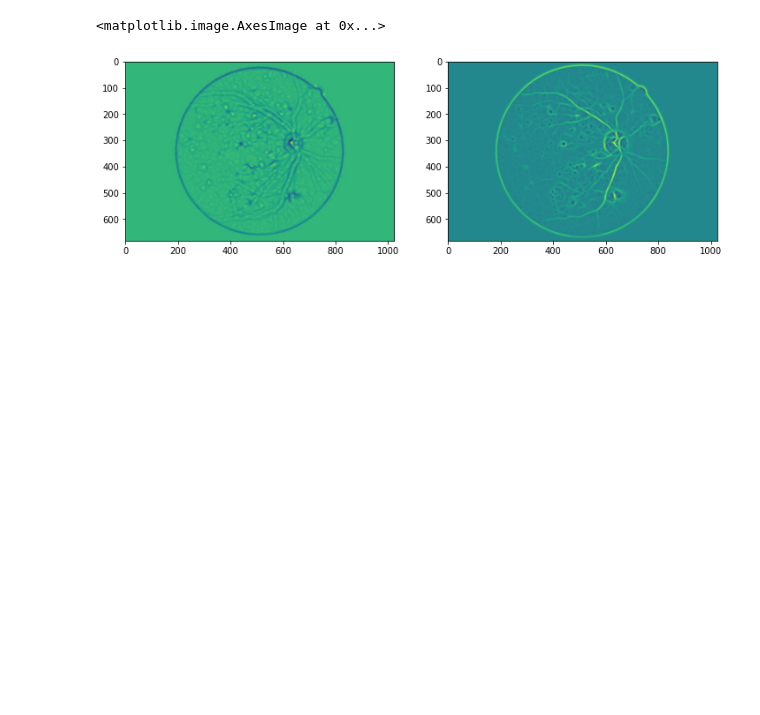
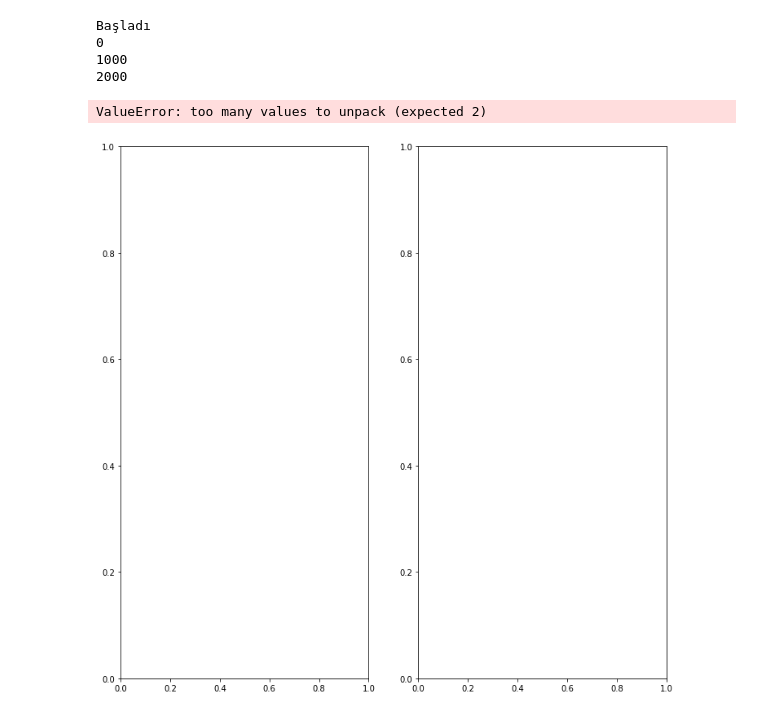
Before and after one commit to mozancetin/Diabetic-Retinopathy, a Jupyter notebook: main.ipynb, the cells around one changed output. Saved outputs shown, nothing was run; the diff lists cells and outputs as text; code cells hidden in the pictures; blank space fills up the shorter version.

```diff
--- a/main.ipynb
+++ b/main.ipynb
@@ -6,20 +6,44 @@ import sys
 import random
 import matplotlib.pyplot as plt
 from skimage.feature import hessian_matrix, hessian_matrix_eigvals
+# %%
+def convert_images():
+    l = ['0-NoDR', '1-Mild', '2-Moderate', '3-Severe', '4-ProliferativeDR']
+    print("Başladı")
+    count = 0
+    for m, _, f in os.walk("./images/"):
+        if len(f) > 1:
+            for file in f:
+                if count % 1000 == 0:
+                    print(count)
+                #print(m + "/" + file + "    DONE")
+                Example_Image = cv2.imread(m + "/" + file)
+                Example_Image = cv2.cvtColor(Example_Image,cv2.COLOR_BGR2GRAY)
+                Hessian_Mat = hessian_matrix(Example_Image,sigma=3,order="rc")
+                max_S,__ = hessian_matrix_eigvals(Hessian_Mat)
+                plt.imsave("./converted_images/" + l[int(m[-1])] + "/" + file, max_S)
+                count+=1
+            print(m + "    DONE")
+convert_images()
+# %% [output]
+Başladı
+0
+1000
+2000
 # %%
 figure,axis = plt.subplots(nrows=1,ncols=2,figsize=(12,12))
 
 Example_Image = cv2.imread("./images/3/34445_right.jpeg")
 Example_Image = cv2.cvtColor(Example_Image,cv2.COLOR_BGR2GRAY)
 
-Hessian_Mat = hessian_matrix(Example_Image,sigma=4,order="rc")
+Hessian_Mat = hessian_matrix(Example_Image,sigma=2,order="rc")
 max_S,min_S = hessian_matrix_eigvals(Hessian_Mat)
-
+plt.imsave("new_image.jpeg", max_S)
 axis[0].imshow(min_S)
 axis[1].imshow(max_S)
 # %% [output]
-<matplotlib.image.AxesImage at 0x...>
+ValueError: too many values to unpack (expected 2)
-[figure, old version]
+[figure, new version]
 # %%
 def get_random_image():
     path = "./images/"
```
Also changed, not shown: parts of 2 cells of this notebook, 2 other files.
